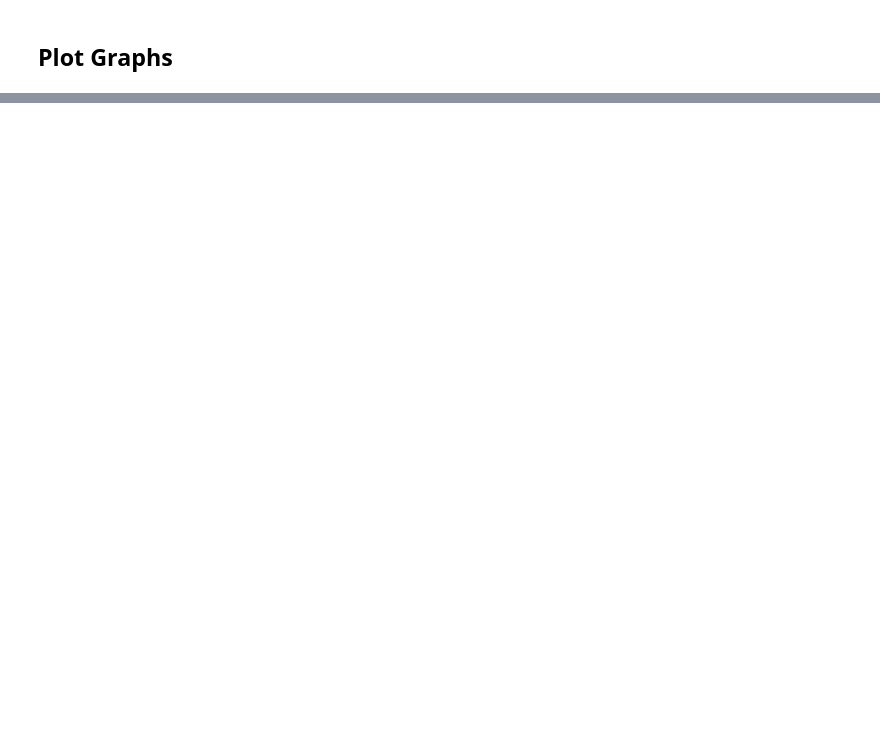
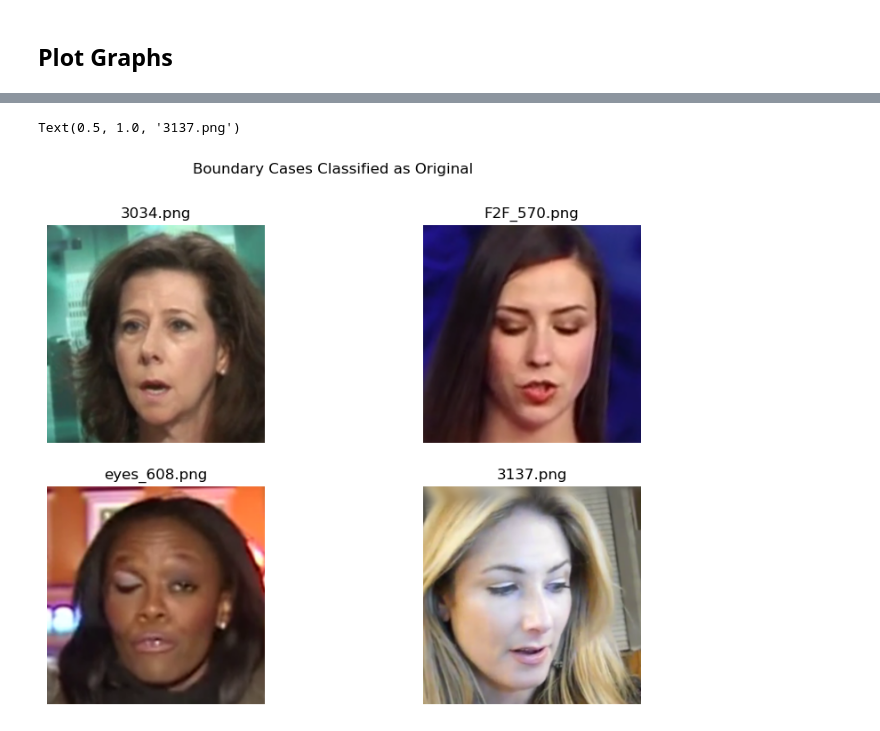
Before and after one commit to jorjepadre/DeepFake, a Jupyter notebook: main.ipynb, the cells around one changed output, grey strips where cells are left out. Cells and saved outputs as stored; diff of their text form; code cells hidden in the pictures; blank space fills up the shorter version.

```diff
--- a/main.ipynb
+++ b/main.ipynb
@@ -72,6 +73,6 @@ if torch.cuda.is_available():
 train_logs = {"loss" : [], "accuracy" : [], "time" : []}
 val_logs = {"loss" : [], "accuracy" : [], "time" : []}
 # %%
-down_boundary = []
-up_boundary = []
+down_boundary = set()
+up_boundary = set()
 # %%
@@ -246,0 +303,38 @@ plot_acc()
+# %%
+orgs = []
+for x in up_boundary:
+    orgs.append(x)
+
+fig = plt.figure(figsize=(10, 7))
+rows = 2
+columns = 2
+
+fig.suptitle("Boundary Cases Classified as Original")
+
+Image1 = Image.open(orgs[0])
+Image2 = Image.open(orgs[1])
+Image3 = Image.open(orgs[2])
+Image4 = Image.open(orgs[3])
+
+fig.add_subplot(rows, columns, 1)
+plt.imshow(Image1)
+plt.axis('off')
+plt.title(orgs[0].split("\\")[-1])
+
+fig.add_subplot(rows, columns, 2)
+plt.imshow(Image2)
+plt.axis('off')
+plt.title(orgs[1].split("\\")[-1])
+
+fig.add_subplot(rows, columns, 3)
+plt.imshow(Image3)
+plt.axis('off')
+plt.title(orgs[2].split("\\")[-1])
+
+fig.add_subplot(rows, columns, 4)
+plt.imshow(Image4)
+plt.axis('off')
+plt.title(orgs[3].split("\\")[-1])
+# %% [output]
+Text(0.5, 1.0, '3137.png')
+[figure, added]
```
Also changed, not shown: parts of 16 cells of this notebook, 3 other files.
